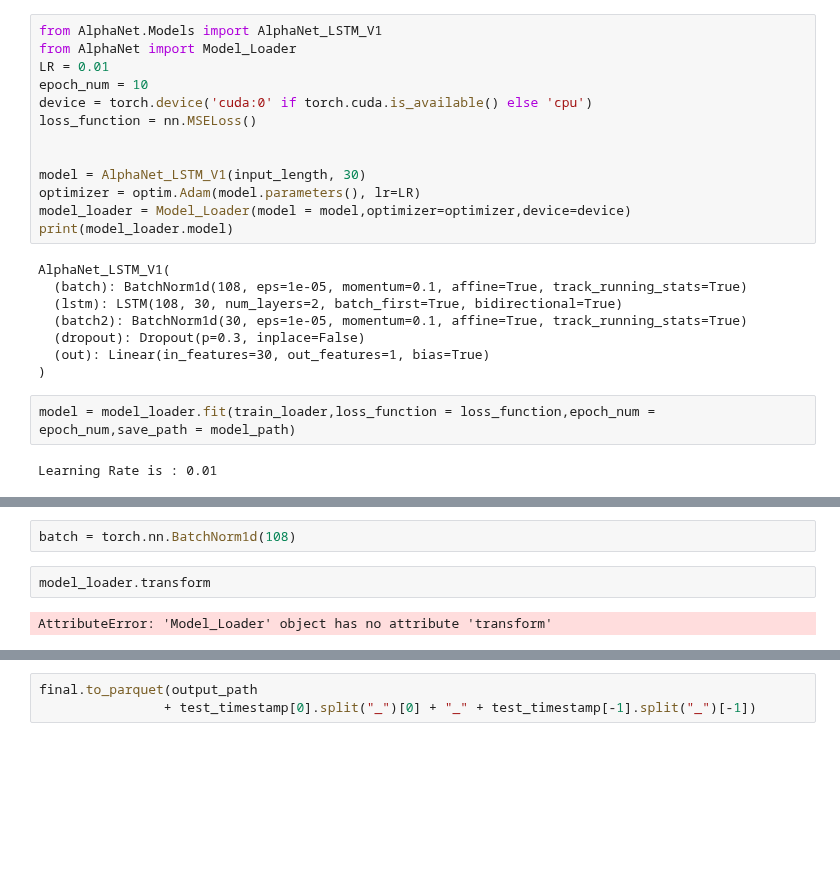
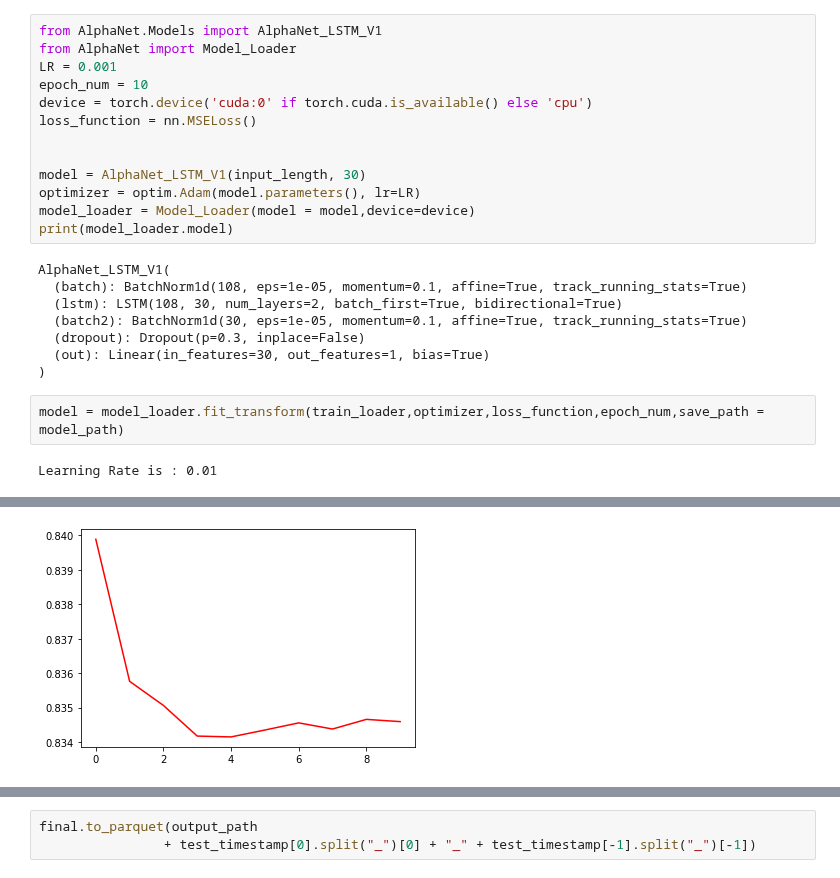
Before and after one commit to June24-Wu/Shannon, a Jupyter notebook: NoteBook/AlphaNet_LSTM/AlphaNet LSTM test.ipynb, the cells around one changed output, grey strips where cells are left out. Saved outputs shown, nothing was run; the diff lists cells and outputs as text; blank space fills up the shorter version.

```diff
--- a/NoteBook/AlphaNet_LSTM/AlphaNet LSTM test.ipynb
+++ b/NoteBook/AlphaNet_LSTM/AlphaNet LSTM test.ipynb
@@ -185,7 +182,7 @@ test_loader = Data.DataLoader(
 # %%
 from AlphaNet.Models import AlphaNet_LSTM_V1
 from AlphaNet import Model_Loader
-LR = 0.01
+LR = 0.001
 epoch_num = 10
 device = torch.device('cuda:0' if torch.cuda.is_available() else 'cpu')
 loss_function = nn.MSELoss()
@@ -193,7 +190,7 @@ loss_function = nn.MSELoss()
 
 model = AlphaNet_LSTM_V1(input_length, 30)
 optimizer = optim.Adam(model.parameters(), lr=LR)
-model_loader = Model_Loader(model = model,optimizer=optimizer,device=device)
+model_loader = Model_Loader(model = model,device=device)
 print(model_loader.model)
 # %% [output]
 AlphaNet_LSTM_V1(
@@ -204,6 +201,6 @@ AlphaNet_LSTM_V1(
   (out): Linear(in_features=30, out_features=1, bias=True)
 )
 # %%
-model = model_loader.fit(train_loader,loss_function = loss_function,epoch_num = epoch_num,save_path = model_path)
+model = model_loader.fit_transform(train_loader,optimizer,loss_function,epoch_num,save_path = model_path)
 # %% [output]
 Learning Rate is : 0.01
@@ -211,6 +217 @@ RuntimeError: running_mean should contain 3 elements not 108
+[figure, added]
-# %%
-batch = torch.nn.BatchNorm1d(108)
-# %%
-model_loader.transform
-# %% [output]
-AttributeError: 'Model_Loader' object has no attribute 'transform'
```
Also changed, not shown: parts of 12 cells of this notebook, 6 other files.
